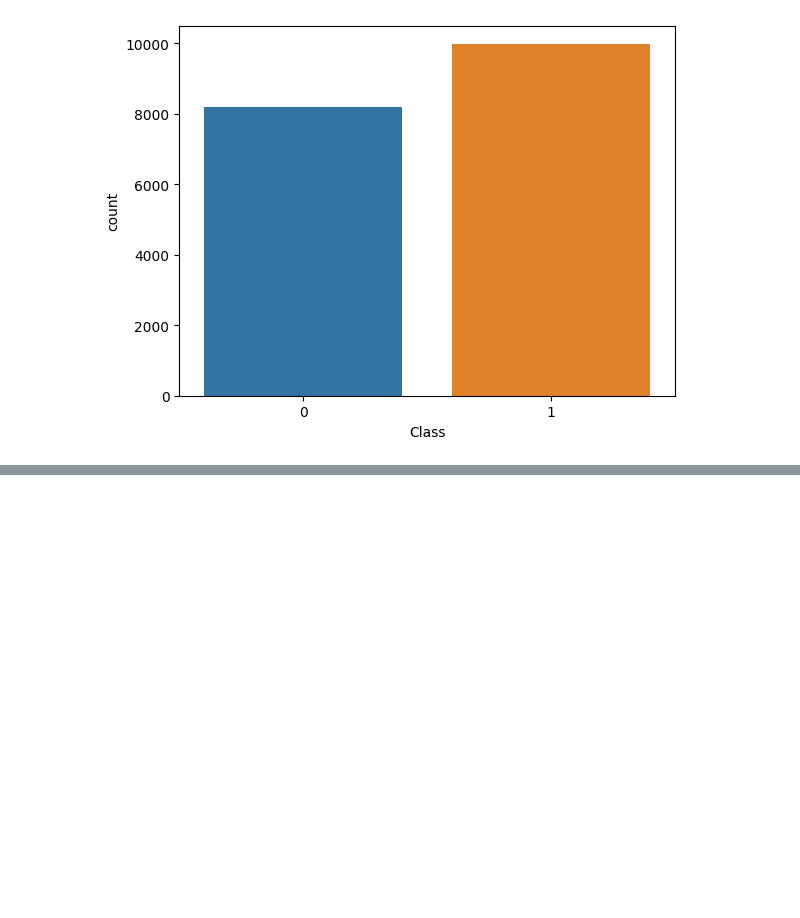
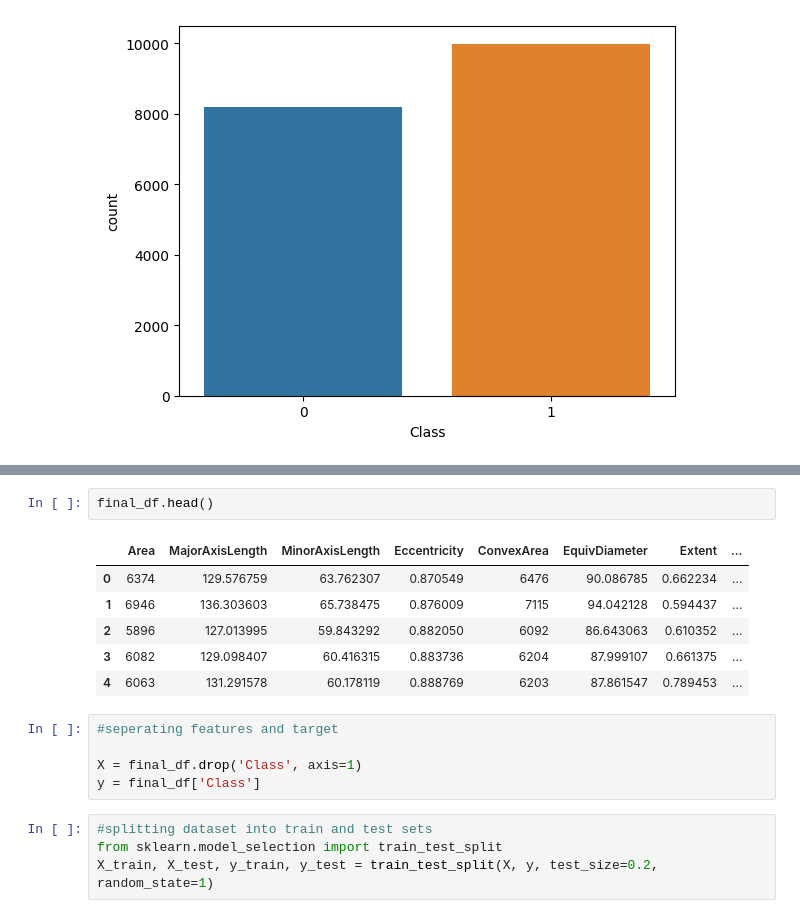
Before and after one commit to mubarakmayyeri/rice-type-classificatoin, a Jupyter notebook: rice_type_classification.ipynb, the cells around one changed output, grey strips where cells are left out. Cells and saved outputs as stored; diff of their text form; blank space fills up the shorter version.

```diff
--- a/rice_type_classification.ipynb
+++ b/rice_type_classification.ipynb
@@ -80,0 +166,18 @@ sns.countplot(x='Class', data=df)
+# %%
+final_df.head()
+# %% [output]
+|  | Area | MajorAxisLength | MinorAxisLength | Eccentricity | ConvexArea | EquivDiameter | Extent | ... |
+| 0 | 6374 | 129.576759 | 63.762307 | 0.870549 | 6476 | 90.086785 | 0.662234 | ... |
+| 1 | 6946 | 136.303603 | 65.738475 | 0.876009 | 7115 | 94.042128 | 0.594437 | ... |
+| 2 | 5896 | 127.013995 | 59.843292 | 0.882050 | 6092 | 86.643063 | 0.610352 | ... |
+| 3 | 6082 | 129.098407 | 60.416315 | 0.883736 | 6204 | 87.999107 | 0.661375 | ... |
+| 4 | 6063 | 131.291578 | 60.178119 | 0.888769 | 6203 | 87.861547 | 0.789453 | ... |
+# %%
+#seperating features and target
+
+X = final_df.drop('Class', axis=1)
+y = final_df['Class']
+# %%
+#splitting dataset into train and test sets
+from sklearn.model_selection import train_test_split
+X_train, X_test, y_train, y_test = train_test_split(X, y, test_size=0.2, random_state=1)
```
Also changed, not shown: parts of 13 cells of this notebook.
